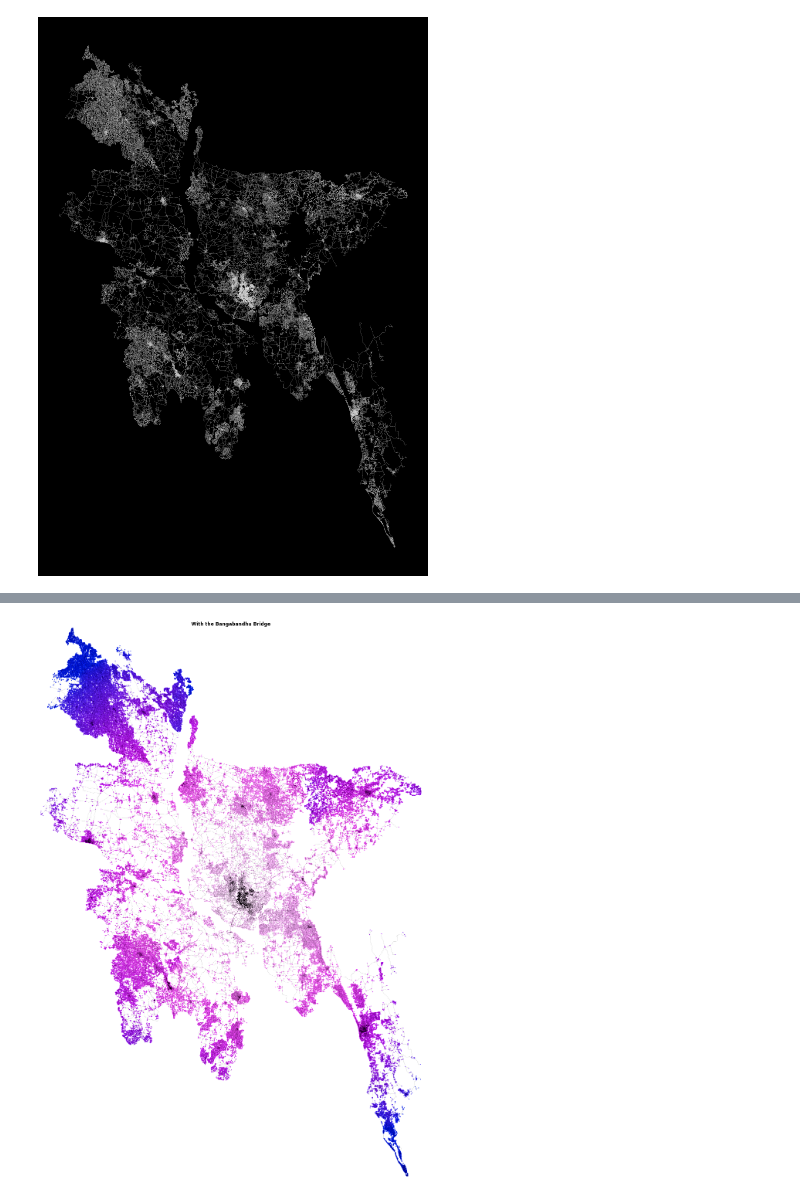
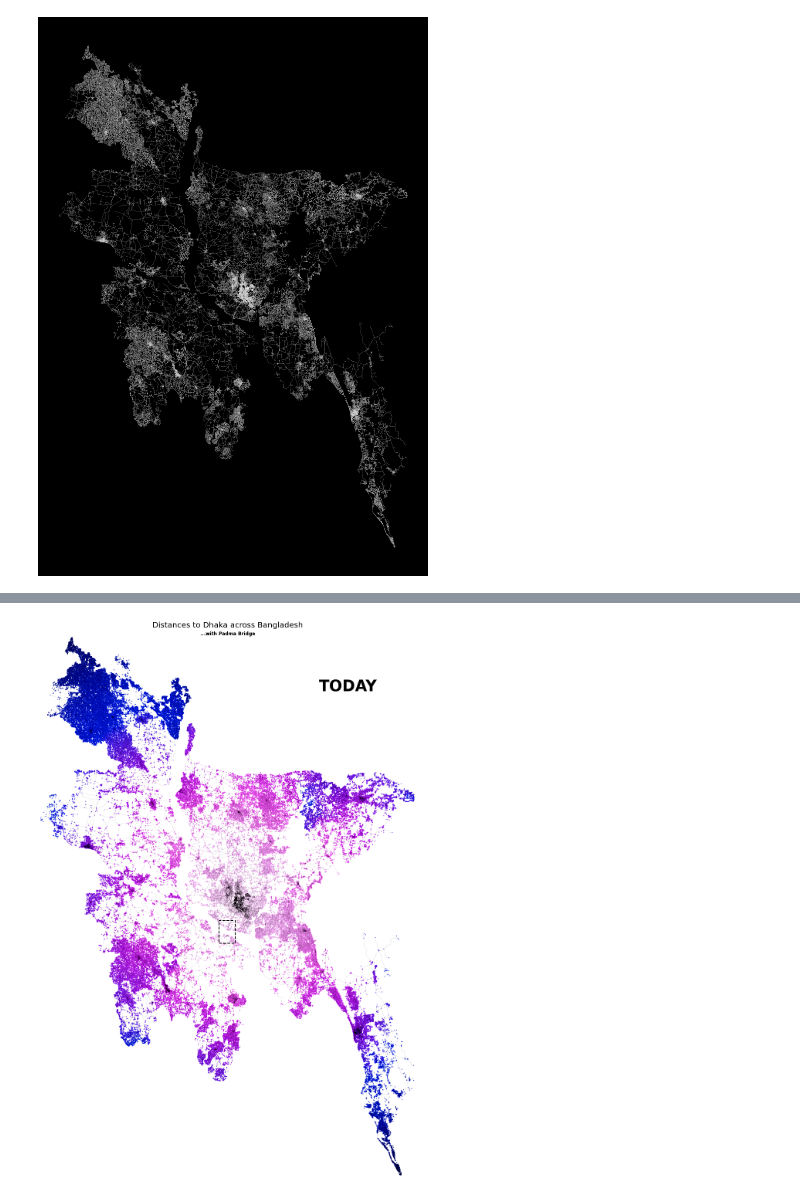
Before and after one commit to asrenninger/networks, a Jupyter notebook: python/dhakannectivity.ipynb, the cells around one changed output, grey strips where cells are left out. Cells and saved outputs as stored; diff of their text form; code cells hidden in the pictures.

Commit message:
Padma

```diff
--- a/python/dhakannectivity.ipynb
+++ b/python/dhakannectivity.ipynb
@@ -34,4 +38,5 @@ from matplotlib import colors
 
 col = colors.LinearSegmentedColormap.from_list("bmw", palette['bmw'][::-1])
 # %%
-bridge = E[ox.io._stringify_nonnumeric_cols(E).name.str.contains("বঙ্গবন্ধু সেতু")].reset_index()
+jamuna = E[ox.io._stringify_nonnumeric_cols(E).name.str.contains("বঙ্গবন্ধু সেতু")].reset_index()
+padma = E[ox.io._stringify_nonnumeric_cols(E).name.str.contains("পদ্মা সেতু")].reset_index()
@@ -42,0 +43,3 @@ G_cut.remove_edge(bridge.iloc[1]['u'], bridge.iloc[1]['v'])
+# %%
+aoi_j = gpd.GeoDataFrame(geometry=gpd.GeoSeries(jamuna.geometry.unary_union.buffer(10000).envelope), crs=3857)
+aoi_p = gpd.GeoDataFrame(geometry=gpd.GeoSeries(padma.geometry.unary_union.buffer(10000).envelope), crs=3857)
@@ -90,24 +168,36 @@ post_distances = pd.DataFrame({'osmid': post_isolines[0].keys(), 'distance': pos
 # %%
 fig, ax = plt.subplots(1, 1, figsize=(20, 20),
                        constrained_layout=True,
                        subplot_kw=dict(aspect='equal'))
 
 E.plot(color='k', linewidth=0.05, figsize=(20, 20), ax=ax)
 
-N.merge(post_distances.assign(cl=q10.yb),
+N.merge(post_distances,
         left_on='osmid',
         right_on='osmid',
         how='left').to_crs(3857).plot('distance', markersize=1, cmap=col, ax=ax,
                                      vmin=pre_distances.distance.min(),
                                      vmax=pre_distances.distance.max())
 
+aoi_p.boundary.plot(color='k', linestyle='dashed', linewidth=2, ax=ax)
+
+ax.text(0.9, 0.9,
+        "TODAY",
+        color="k",
+        weight='bold',
+        fontsize=40,
+        ha="right",
+        transform=ax.transAxes,
+       )
+
 ax.set_xlim((N.geometry.x.min(), N.geometry.x.max()))
 ax.set_ylim((N.geometry.y.min(), N.geometry.y.max()))
 
-ax.set_title("With the Bangabandhu Bridge", color='k', weight='bold')
+ax.set_title("...with Padma Bridge", color='k', weight='bold')
 
 ax.set_axis_off()
 
-fig.savefig('with_bridge.png', facecolor=fig.get_facecolor(), dpi=300, bbox_inches='tight')
+fig.suptitle("Distances to Dhaka across Bangladesh", fontsize=20, color='k')
+fig.savefig('bangladesh-3.png', facecolor=fig.get_facecolor(), dpi=300, bbox_inches='tight')
 # %% [output]
-[figure, old version]
+[figure, new version]
```
Also changed, not shown: parts of 14 cells of this notebook.
